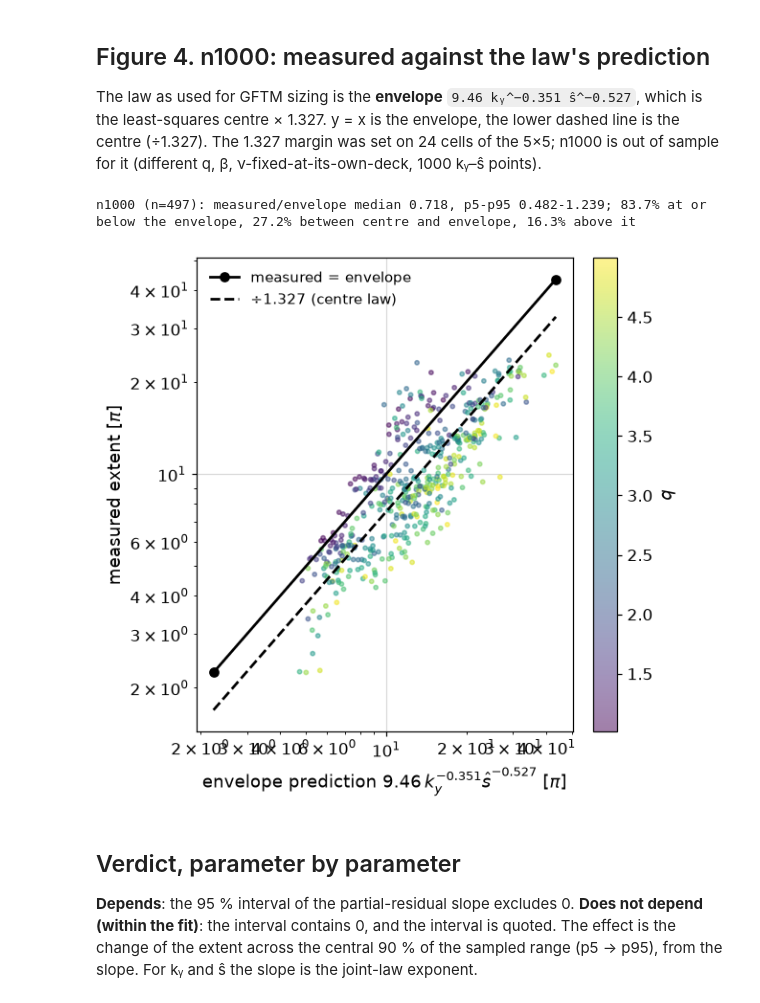
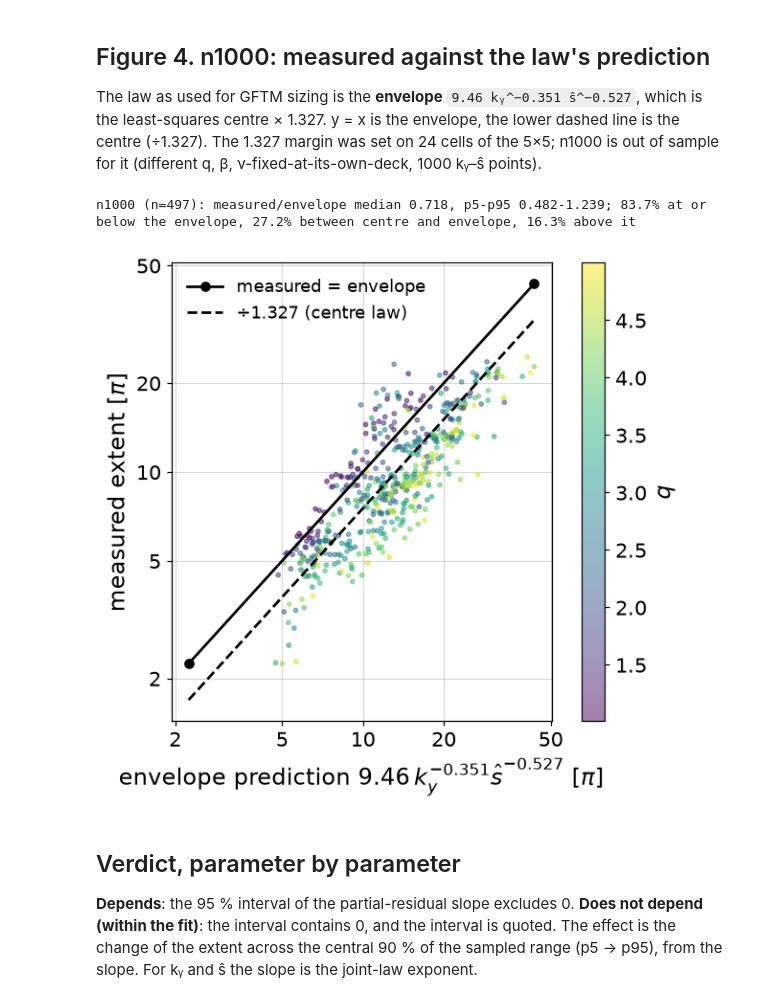
Before and after one commit to FelixWattsYork/General_Analysis, a Jupyter notebook: notebooks/mtm_extent_parameters.ipynb, the cells around one changed output. Drawn from its saved outputs; the diff is of its cells as text; code cells hidden in the pictures.

Commit message:
mtm_extent_parameters: user plot format (fonts, plain log ticks) (Fusion_PhD-bhx7.8)

```diff
--- a/notebooks/mtm_extent_parameters.ipynb
+++ b/notebooks/mtm_extent_parameters.ipynb
@@ -21,6 +21,7 @@ from multiprocessing import Pool
 from pathlib import Path
 import numpy as np, pandas as pd, matplotlib.pyplot as plt
 from scipy import stats
+from matplotlib.ticker import StrMethodFormatter
 from dotenv import load_dotenv
 from pyrokinetics import Pyro
 from pyrokinetics.diagnostics.extent import Extent
@@ -32,6 +33,15 @@ from general_analysis import mode_classification as mc
 
 warnings.filterwarnings("ignore")
 plt.style.use(ROOT / "src/general_analysis/paper.mplstyle")
+plt.rcParams.update({"axes.titlesize": 16, "axes.labelsize": 16, "xtick.labelsize": 14, "ytick.labelsize": 14, "legend.fontsize": 12})  # the user's format (kbm_extent_filter 10546f9)
+def plain_ticks(ax):
+    """Log axes: fixed 1-2-5 ticks inside the limits, plain {x:g} labels, no minor ticks (kbm_extent_filter format)."""
+    for axis, lim, setter in ((ax.xaxis, ax.get_xlim(), ax.set_xticks), (ax.yaxis, ax.get_ylim(), ax.set_yticks)):
+        if axis.get_scale() != "log": continue
+        t = [m * 10.0 ** e for e in range(int(np.floor(np.log10(lim[0]))) - 1, int(np.ceil(np.log10(lim[1]))) + 1) for m in (1, 2, 5)]
+        setter([v for v in t if lim[0] <= v <= lim[1]]); axis.set_major_formatter(StrMethodFormatter("{x:g}"))
+        axis.set_minor_formatter(plt.NullFormatter()); axis.set_minor_locator(plt.NullLocator())
+        (ax.set_xlim if axis is ax.xaxis else ax.set_ylim)(lim)
 load_dotenv(ROOT / "local.env", override=True)
 runs_root = Path(os.environ["GK_DATA_ROOT"]).expanduser() / "GS2" / "Runs"
 plot_dir = ROOT / "Plots" / "mtm_extent_parameters"
@@ -303,19 +314,19 @@ The law as used for GFTM sizing is the **envelope** `9.46 kᵧ^−0.351 ŝ^−0.
 # %%
 g = groups["n1000"]
 pred = law_published["envelope"] * g.ky ** law_published["a"] * g.shat ** law_published["b"]
 ratio = g.extent / pred
 fig, ax = plt.subplots(figsize=(5.5, 5.2))
 ax.scatter(pred, g.extent, s=8, alpha=0.5, c=g.q, cmap="viridis"); ax.set_xscale("log"); ax.set_yscale("log")
 lim = np.array([min(pred.min(), g.extent.min()), max(pred.max(), g.extent.max())])
 ax.plot(lim, lim, "k", label="measured = envelope"); ax.plot(lim, lim / law_published["margin"], "k--", label=f"÷{law_published['margin']} (centre law)")
-ax.set_xlabel("envelope prediction $9.46\\,k_y^{-0.351}\\hat s^{-0.527}$ [$\\pi$]"); ax.set_ylabel("measured extent [$\\pi$]"); ax.legend()
+plain_ticks(ax); ax.set_xlabel("envelope prediction $9.46\\,k_y^{-0.351}\\hat s^{-0.527}$ [$\\pi$]"); ax.set_ylabel("measured extent [$\\pi$]"); ax.legend()
 fig.colorbar(ax.collections[0], label="$q$"); fig.savefig(plot_dir / "fig4_n1000_measured_vs_law.png")
 below = float((ratio <= 1).mean()); within = float(((ratio <= 1) & (ratio >= 1 / law_published["margin"])).mean())
 print(f"n1000 (n={len(g)}): measured/envelope median {ratio.median():.3f}, p5-p95 {ratio.quantile(.05):.3f}-{ratio.quantile(.95):.3f}; "
       f"{100 * below:.1f}% at or below the envelope, {100 * within:.1f}% between centre and envelope, {100 * (ratio > 1).mean():.1f}% above it")
 # %% [output]
 n1000 (n=497): measured/envelope median 0.718, p5-p95 0.482-1.239; 83.7% at or below the envelope, 27.2% between centre and envelope, 16.3% above it
-[figure, old version]
+[figure, new version]
 # %% [markdown]
 ## Verdict, parameter by parameter
 
```
Also changed, not shown: parts of 3 cells of this notebook.
